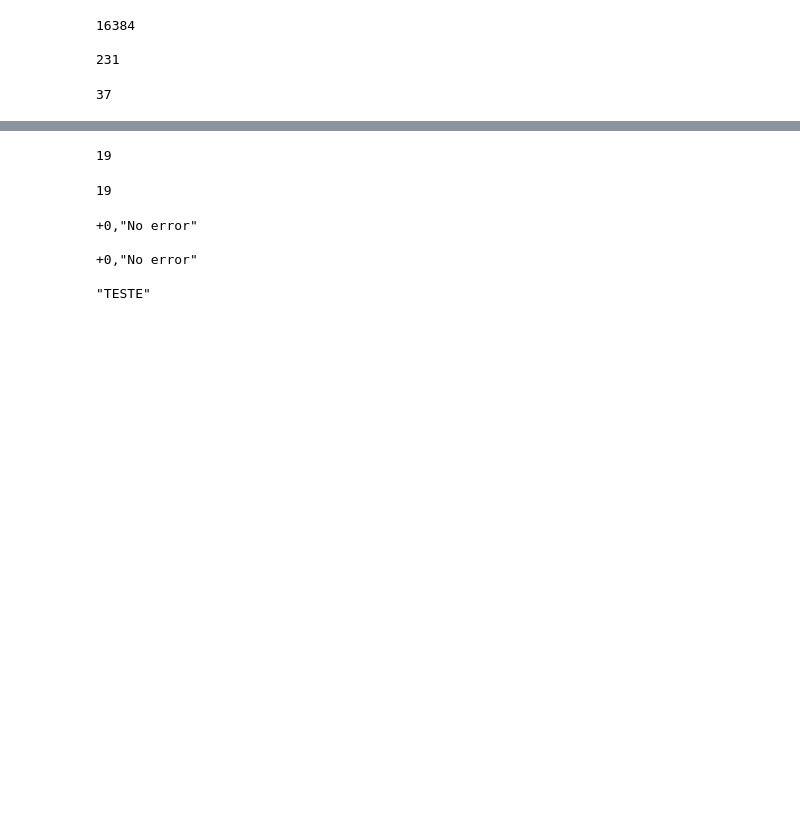
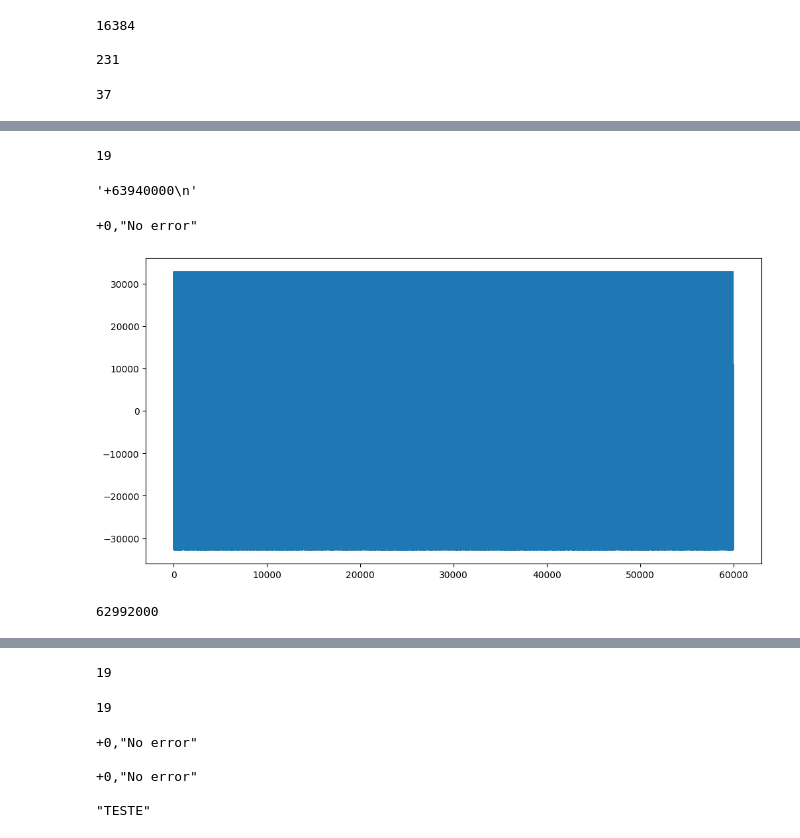
Before and after one commit to LucasLobo7/TCC, a Jupyter notebook: Equipamentos/DAC.ipynb, the cells around one changed output, grey strips where cells are left out. Saved outputs shown, nothing was run; the diff lists cells and outputs as text; code cells hidden in the pictures; blank space fills up the shorter version.

```diff
--- a/Equipamentos/DAC.ipynb
+++ b/Equipamentos/DAC.ipynb
@@ -102,7 +83,7 @@ def Gerar_Simbolos(M,nsimbolos,SPS,formatoPulso,nTaps,alpha):
     return sinal
 
 def Onda_Dac(DAC,Porta,fs,V_High,V_Low,pontos,Nome_Onda):
-    DAC.write('DATA:VOLatile:CLEar')
+    DAC.write('SOURCE{}:DATA:VOLatile:CLEar')
     pontos = np.array2string(pontos, separator=', ').translate({ord(i): None for i in '[]'}).replace('\n','')
     DAC.write('SOURCE{}:DATA:ARB:DAC {}, {}'.format(Porta,Nome_Onda,pontos))
     DAC.write('SOURCE{}:FUNC:ARB {}'.format(Porta,Nome_Onda))
@@ -158,0 +111,70 @@ Onda_Dac(DAC,Porta,fs,V_High,V_Low,pontos,Nome_Onda)
+# %%
+pontos = np.append(simbolos,simbolos)
+DAC.write('SOURce2:DATA:VOL:CLE')
+DAC.query('*OPC?')
+DAC.query('SOURce2:DATA:VOL:FREE?')
+
+pontos = np.array2string(pontos, separator=',').translate({ord(i): None for i in '[]'}).replace('\n','')
+
+DAC.write('SOURCE2:DATA:ARB:DAC OI, {}'.format(pontos))
+
+DAC.write('SOURCE2:FUNC ARB {}'.format('OI'))
+DAC.write('SOURCE{}:FUNC ARB'.format(Porta))
+DAC.write('SOURCE2:FUNC:ARB:SRAT {}'.format(fs))
+DAC.write('SOURCE2:VOLT:HIGH {}'.format(V_High))
+DAC.write('SOURCE2:VOLT:LOW {}'.format(V_Low))
+DAC.write('OUTP2 ON'.format())
+DAC.write('DISPLAY:FOCUS CH2'.format())
+#len(pontos)
+# %% [output]
+19
+# %%
+DAC.query('SOURce2:DATA:VOL:FREE?')
+# %% [output]
+'+63940000\n'
+# %%
+np.set_printoptions(threshold=np.inf)
+del DAC.timeout
+DAC.write('*CLS')
+def Onda_Dac(DAC,Porta,fs,V_High,V_Low,pontos,Nome_Onda):
+    pontos = ((np.array2string(pontos, separator=',').translate({ord(i): None for i in '[]'}).replace('\n',''))).replace(" ", "")
+    DAC.write('SOURCE{}:DATA:ARB:DAC {},{}'.format(Porta,Nome_Onda,pontos))
+    print(DAC.query('SYSTEM:ERROR?'))
+    DAC.query('*OPC?')
+    DAC.write('SOURCE{}:FUNC ARB'.format(Porta))
+    DAC.write('SOURCE{}:FUNC:ARB {}'.format(Porta,Nome_Onda))
+    DAC.write('SOURCE{}:FUNC:ARB:SRAT {}'.format(Porta,fs))
+    DAC.write('SOURCE{}:VOLT:HIGH {}'.format(Porta,V_High))
+    DAC.write('SOURCE{}:VOLT:LOW {}'.format(Porta,V_Low))
+    DAC.write('OUTP{} ON'.format(Porta))
+    DAC.write('DISPLAY:FOCUS CH{}'.format(Porta))
+
+#wfgen.write('*rst')
+
+#Valores Geração do sinal
+M = 4 # order of the modulation format
+nsimbolos = 60000//4
+SPS = 4
+formatoPulso = 'nrz' #'rect','nrz','rrc'
+nTaps = 1024
+alpha = 0.1
+
+simbolos = Gerar_Simbolos(M,nsimbolos,SPS,formatoPulso,nTaps,alpha)
+#DAC.write('SOURce2:DATA:VOL:CLE')
+#DAC.query('*OPC?')
+#print(DAC.query('SOURce2:DATA:VOL:FREE?'))
+plt.plot(simbolos)
+#print(np.array2string(simbolos, separator=', ').translate({ord(i): None for i in '[]'}))
+Porta = 2
+fs = 1e8
+V_High = 5.0
+V_Low = -5
+pontos = simbolos
+Nome_Onda = 'a2'
+for i in range(1):
+    Onda_Dac(DAC,Porta,fs,V_High,V_Low,pontos,f'oi2')
+#print(64000000-int(DAC.query('SOURce2:DATA:VOL:FREE?')))
+#print(DAC.query('SOURce2:DATA:VOLatile:CATalog?'))
+# %% [output]
++0,"No error"
+[figure, added]
@@ -158,0 +183,4 @@ Onda_Dac(DAC,Porta,fs,V_High,V_Low,pontos,Nome_Onda)
+# %%
+int(DAC.query('SOURce2:DATA:VOL:FREE?'))
+# %% [output]
+62992000
```
Also changed, not shown: parts of 12 cells of this notebook, 5 other files.
